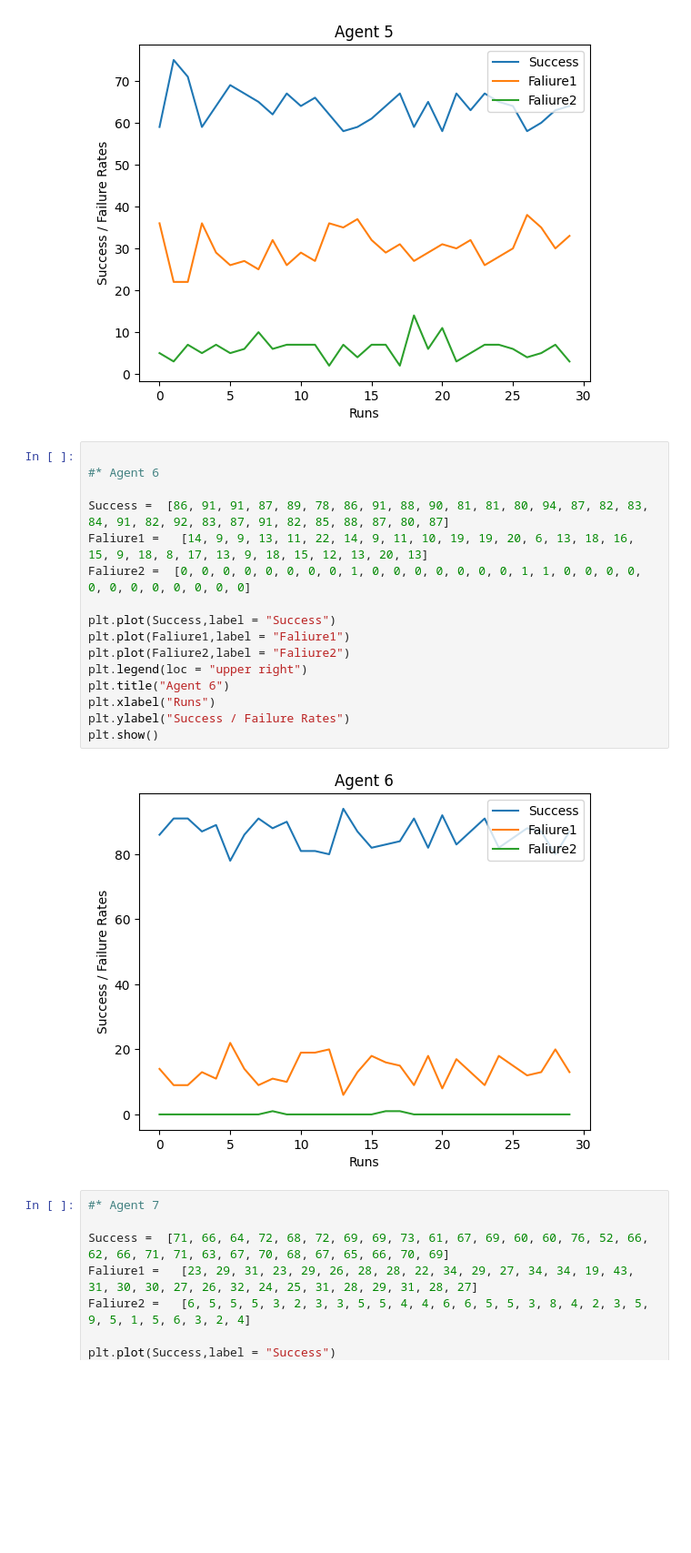
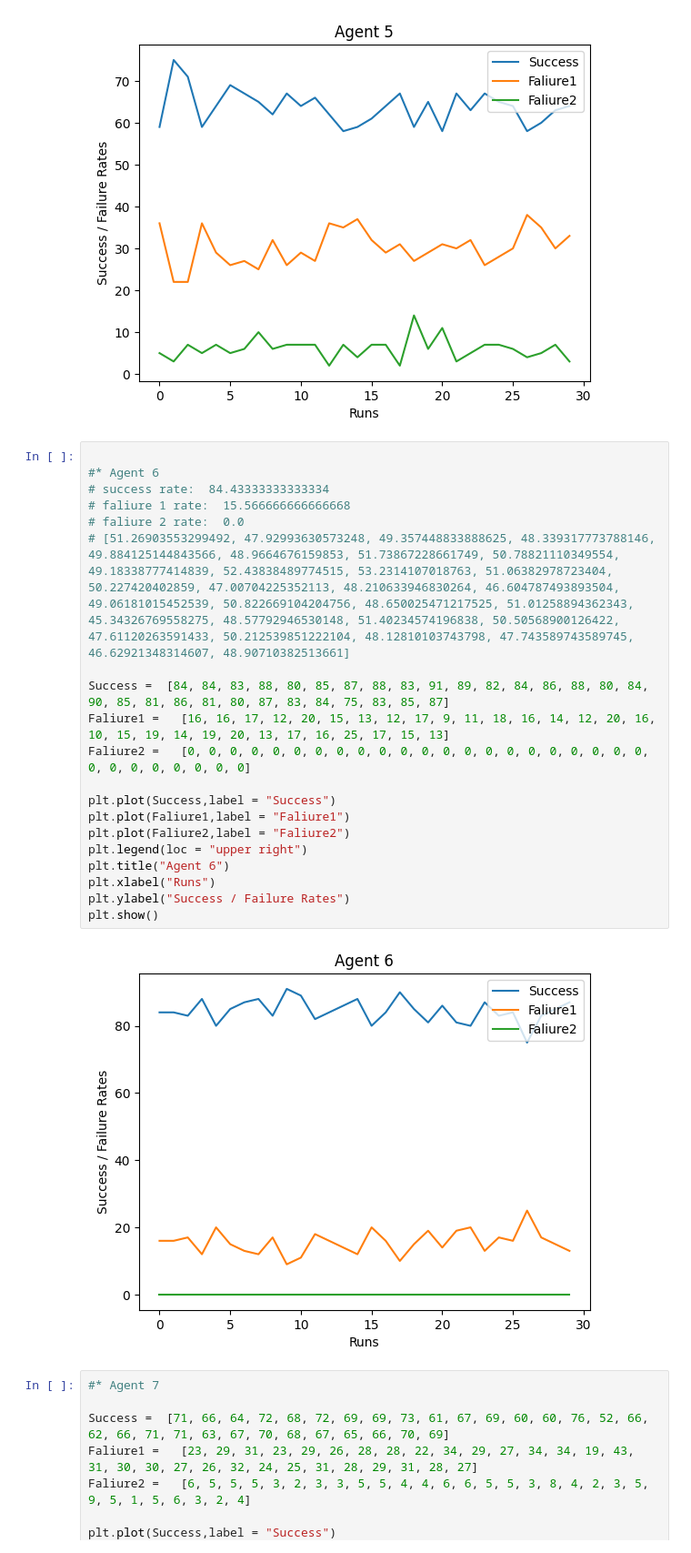
Before and after one commit to Rishit19/Project-Circle-of-Life, a Jupyter notebook: all agents.ipynb, the cells around one changed output. Shown at 91% size. Cells and saved outputs as stored; diff of their text form; blank space fills up the shorter version.

```diff
--- a/all agents.ipynb
+++ b/all agents.ipynb
@@ -1702,21 +1734,25 @@ plt.show()
 # %%
 
 #* Agent 6
+# success rate:  84.43333333333334
+# faliure 1 rate:  15.566666666666668
+# faliure 2 rate:  0.0
+# [51.26903553299492, 47.92993630573248, 49.357448833888625, 48.339317773788146, 49.884125144843566, 48.9664676159853, 51.73867228661749, 50.78821110349554, 49.18338777414839, 52.43838489774515, 53.2314107018763, 51.06382978723404, 50.227420402859, 47.00704225352113, 48.210633946830264, 46.604787493893504, 49.06181015452539, 50.822669104204756, 48.650025471217525, 51.01258894362343, 45.34326769558275, 48.57792946530148, 51.40234574196838, 50.50568900126422, 47.61120263591433, 50.212539851222104, 48.12810103743798, 47.743589743589745, 46.62921348314607, 48.90710382513661]
 
-Success =  [86, 91, 91, 87, 89, 78, 86, 91, 88, 90, 81, 81, 80, 94, 87, 82, 83, 84, 91, 82, 92, 83, 87, 91, 82, 85, 88, 87, 80, 87]
-Faliure1 =   [14, 9, 9, 13, 11, 22, 14, 9, 11, 10, 19, 19, 20, 6, 13, 18, 16, 15, 9, 18, 8, 17, 13, 9, 18, 15, 12, 13, 20, 13]
-Faliure2 =  [0, 0, 0, 0, 0, 0, 0, 0, 1, 0, 0, 0, 0, 0, 0, 0, 1, 1, 0, 0, 0, 0, 0, 0, 0, 0, 0, 0, 0, 0]
+Success =  [84, 84, 83, 88, 80, 85, 87, 88, 83, 91, 89, 82, 84, 86, 88, 80, 84, 90, 85, 81, 86, 81, 80, 87, 83, 84, 75, 83, 85, 87]
+Faliure1 =   [16, 16, 17, 12, 20, 15, 13, 12, 17, 9, 11, 18, 16, 14, 12, 20, 16, 10, 15, 19, 14, 19, 20, 13, 17, 16, 25, 17, 15, 13]
+Faliure2 =   [0, 0, 0, 0, 0, 0, 0, 0, 0, 0, 0, 0, 0, 0, 0, 0, 0, 0, 0, 0, 0, 0, 0, 0, 0, 0, 0, 0, 0, 0]
 
 plt.plot(Success,label = "Success")
 plt.plot(Faliure1,label = "Faliure1")
 plt.plot(Faliure2,label = "Faliure2")
 plt.legend(loc = "upper right")
 plt.title("Agent 6")
 plt.xlabel("Runs")
 plt.ylabel("Success / Failure Rates")
 plt.show()
 # %% [output]
-[figure, old version]
+[figure, new version]
 # %%
 #* Agent 7
 
```
Also changed, not shown: parts of 12 cells of this notebook.
